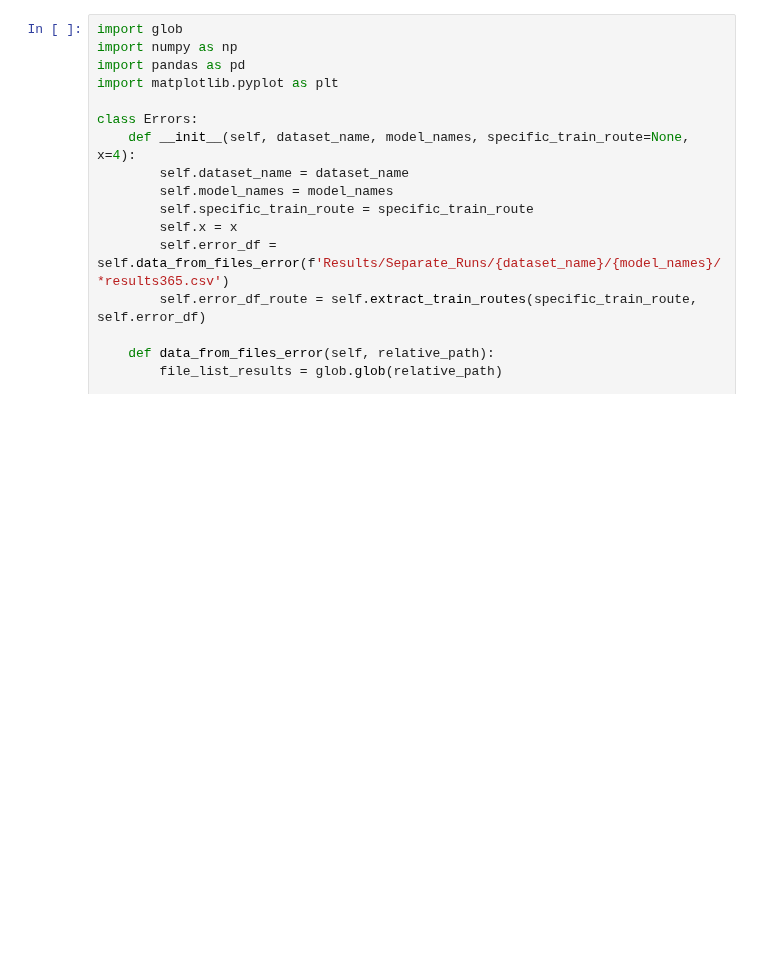
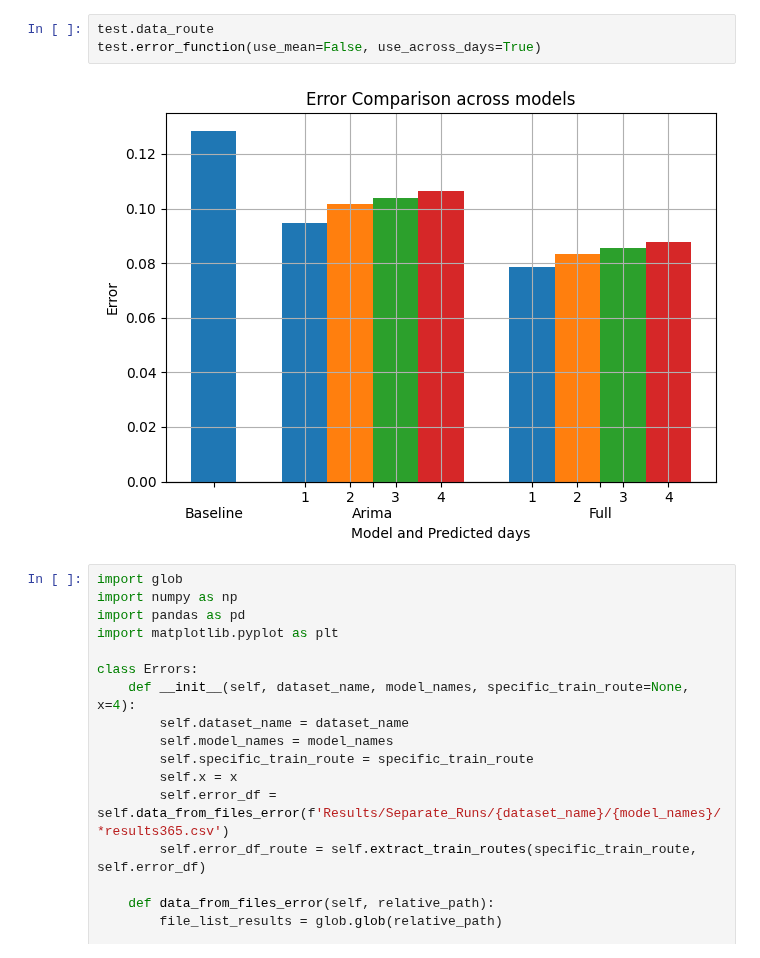
Before and after one commit to clarachristiansen/Bachelor_project, a Jupyter notebook: Visualize_CV_new_format.ipynb, the cells around one changed output. Drawn from its saved outputs; the diff is of its cells as text; blank space fills up the shorter version.

```diff
--- a/Visualize_CV_new_format.ipynb
+++ b/Visualize_CV_new_format.ipynb
@@ -1,3 +151,8 @@
+# %%
+test.data_route
+test.error_function(use_mean=False, use_across_days=True)
+# %% [output]
+[figure, added]
 # %%
 import glob
 import numpy as np
```
Also changed, not shown: parts of 7 cells of this notebook.
